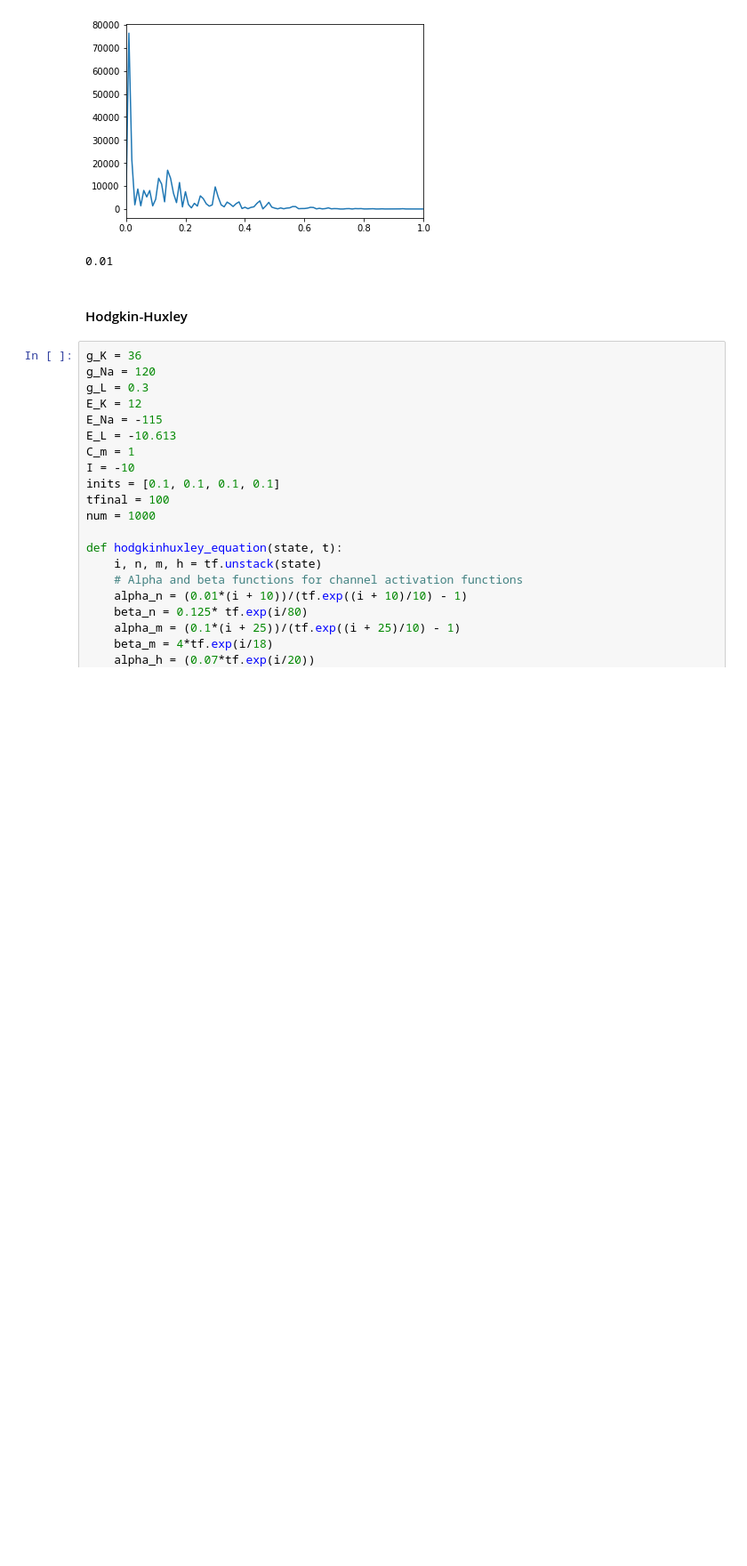
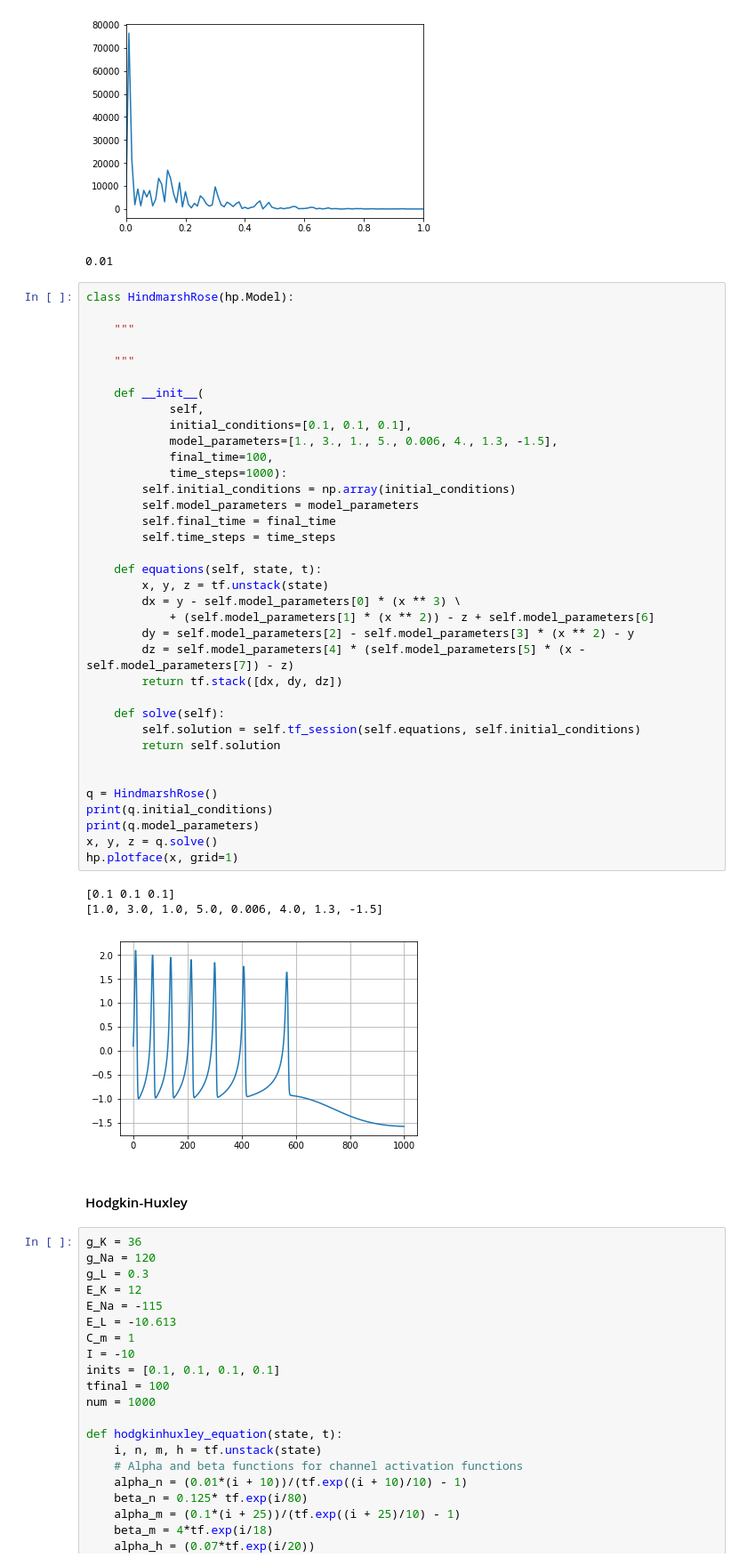
Before and after one commit to zthurman/fizzpy, a Jupyter notebook: examples/Single Neuron Models.ipynb, the cells around one changed output. Shown at 89% size. Cells and saved outputs as stored; diff of their text form; blank space fills up the shorter version.

```diff
--- a/Notebooks/Tensorflow/Single Neuron Models.ipynb
+++ b/examples/Single Neuron Models.ipynb
@@ -138,6 +282,46 @@ print(hp.generate_maxfrequency(x, tfinal=tfinal, n=num))
 [figure]
 [figure]
 0.01
+# %%
+class HindmarshRose(hp.Model):
+
+    """
+
+    """
+
+    def __init__(
+            self,
+            initial_conditions=[0.1, 0.1, 0.1],
+            model_parameters=[1., 3., 1., 5., 0.006, 4., 1.3, -1.5],
+            final_time=100,
+            time_steps=1000):
+        self.initial_conditions = np.array(initial_conditions)
+        self.model_parameters = model_parameters
+        self.final_time = final_time
+        self.time_steps = time_steps
+
+    def equations(self, state, t):
+        x, y, z = tf.unstack(state)
+        dx = y - self.model_parameters[0] * (x ** 3) \
+            + (self.model_parameters[1] * (x ** 2)) - z + self.model_parameters[6]
+        dy = self.model_parameters[2] - self.model_parameters[3] * (x ** 2) - y
+        dz = self.model_parameters[4] * (self.model_parameters[5] * (x - self.model_parameters[7]) - z)
+        return tf.stack([dx, dy, dz])
+
+    def solve(self):
+        self.solution = self.tf_session(self.equations, self.initial_conditions)
+        return self.solution
+
+
+q = HindmarshRose()
+print(q.initial_conditions)
+print(q.model_parameters)
+x, y, z = q.solve()
+hp.plotface(x, grid=1)
+# %% [output]
+[0.1 0.1 0.1]
+[1.0, 3.0, 1.0, 5.0, 0.006, 4.0, 1.3, -1.5]
+[figure, added]
 # %% [markdown]
 #### Hodgkin-Huxley
 # %%
```
Also changed, not shown: parts of 5 cells of this notebook, 14 other files.
